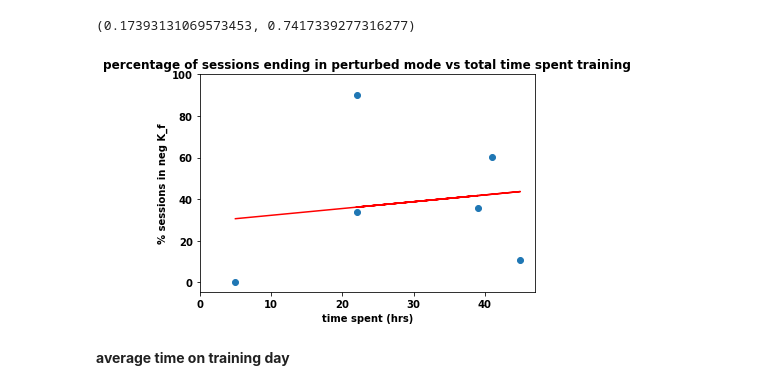
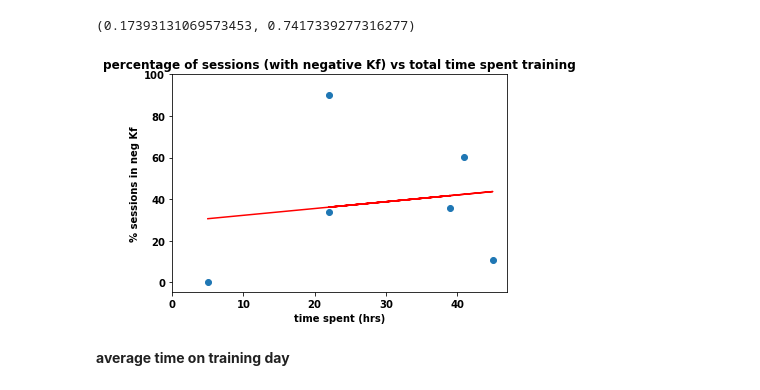
Before and after one commit to doscsy12/robotic_hometherapy, a Jupyter notebook: EDA_K_f.ipynb, the cells around one changed output. Saved outputs shown, nothing was run; the diff lists cells and outputs as text; code cells hidden in the pictures.

```diff
--- a/EDA_K_f.ipynb
+++ b/EDA_K_f.ipynb
@@ -273,19 +299,20 @@ rho, p
 # %%
 # coorelation between neg K-f and time spent
 plt.scatter(K_f_final['timespent'],K_f_final['pct_Kf_neg'],marker='o')
 
 # plot trendline (linear fitting)
 z = np.polyfit(K_f_final['timespent'],K_f_final['pct_Kf_neg'], 1)
 p = np.poly1d(z)
 plt.plot(K_f_final['timespent'],p(K_f_final['timespent']),'r-')
 plt.xlim(left=0)
 plt.ylim(top=100)
 plt.xlabel('time spent (hrs)')
-plt.ylabel('% sessions in neg K_f')
-plt.title('percentage of sessions ending in perturbed mode vs total time spent training',fontsize=12)
+plt.ylabel('% sessions in neg Kf')
+# plt.title('percentage of sessions ending in perturbed mode vs total time spent training',fontsize=12)
+plt.title('percentage of sessions (with negative Kf) vs total time spent training',fontsize=12)
 plt.show();
 # %% [output]
-[figure, old version]
+[figure, new version]
 # %% [markdown]
 **average time on training day**
 # %%
```
Also changed, not shown: parts of 33 cells of this notebook.
